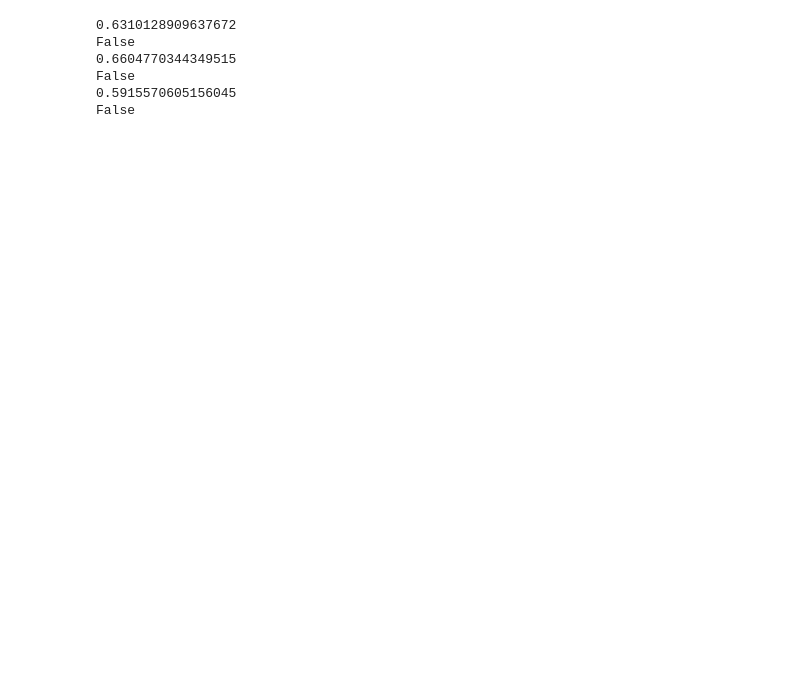
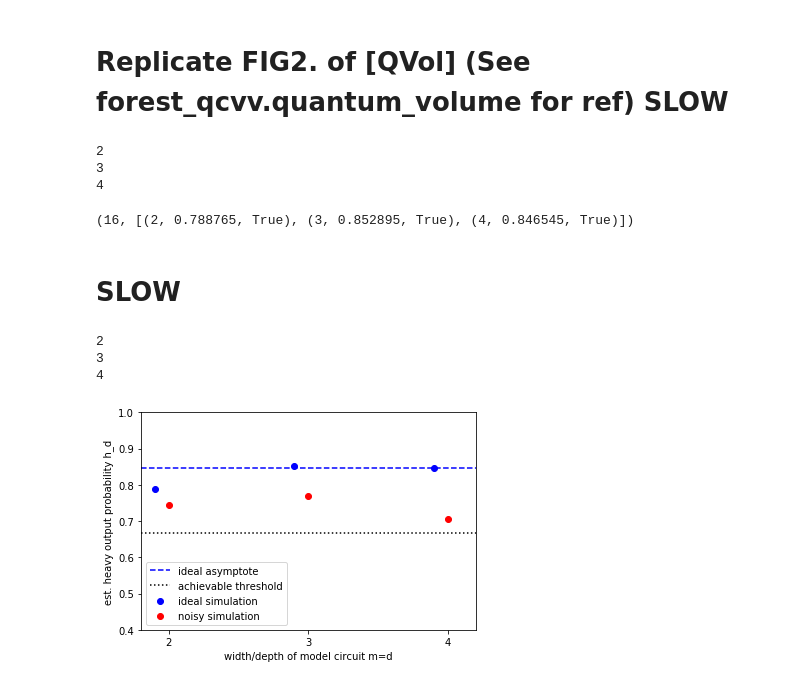
Before and after one commit to rigetti/forest-benchmarking, a Jupyter notebook: examples/quantum_volume.ipynb, the cells around one changed output. Cells and saved outputs as stored; diff of their text form; code cells hidden in the pictures; blank space fills up the shorter version.

```diff
--- a/examples/quantum_volume.ipynb
+++ b/examples/quantum_volume.ipynb
@@ -66,39 +19,37 @@ def collect_heavy_outputs(program, qubits):
-# %%
-num_shots = 500
-num_reps = 100
-
-for depth in range(2,5):
-    num_heavy = 0
-    for _ in range(num_reps):
-        qubits = np.arange(depth)
-        num_gates_per_layer = depth//2
-        permutations = [random.permutation(qubits) for layer in range(depth)]
-        gates = np.array([haar_rand_unitary(4)
-                          for layer in range(depth)
-                          for pair in range(num_gates_per_layer)]).reshape((depth, num_gates_per_layer, 4, 4))
-        program = naive_program_generator(permutations, gates)
-        heavy_outputs = collect_heavy_outputs(program, qubits)
-
-        ro = program.declare("ro", "BIT", len(qubits))
-        for idx, qubit in enumerate(qubits):
-            program.measure(int(qubit), ro[idx])
-        program.wrap_in_numshots_loop(num_shots)
-        executable = qc.compile(program)
-        results = qc.run(executable)
-
-        for result in results:
-            # convert result to int for comparison with heavy outputs
-            output = bit_array_to_int(result)
-            if output in heavy_outputs:
-                num_heavy += 1
-    fraction = (num_heavy - 2 * np.sqrt(num_heavy * (num_shots - num_heavy/num_reps))) / (num_reps * num_shots)
-    is_acheivable = fraction > 2/3
-    print(fraction)
-    print(is_acheivable)
-# %% [output]
-0.6310128909637672
-False
-0.6604770344349515
-False
-0.5915570605156045
-False
+# %% [markdown]
+# Replicate FIG2. of [QVol]  (See forest_qcvv.quantum_volume for ref) SLOW
+# %%
+from forest_qcvv.quantum_volume import measure_quantum_volume
+_, ideal_outcomes = measure_quantum_volume(ideal_qc, num_circuits=200)
+# %% [output]
+2
+3
+4
+(16, [(2, 0.788765, True), (3, 0.852895, True), (4, 0.846545, True)])
+# %% [markdown]
+# SLOW
+# %%
+_, noisy_outcomes = measure_quantum_volume(noisy_qc, num_circuits=200, num_shots=500)
+# %% [output]
+2
+3
+4
+# %%
+depths = np.arange(2, 5)
+ideal_probs = [val[1] for val in ideal_outcomes]
+noisy_probs = [val[1] for val in noisy_outcomes]
+
+xlims = (1.8, 4.2)
+plt.plot(xlims, [.5+np.log(2)/2]*2, color='b', ls='--')
+plt.plot(xlims, [2/3]*2, color='black', ls=':')
+plt.scatter(np.array(depths)-.1, ideal_probs, color='b')
+plt.scatter(depths, noisy_probs, color='r')
+plt.ylabel("est. heavy output probability h_d")
+plt.xlabel("width/depth of model circuit m=d")
+plt.ylim(.4,1.0)
+plt.xlim(*xlims)
+plt.xticks(depths)
+plt.legend(['ideal asymptote', 'achievable threshold', 'ideal simulation', 'noisy simulation'], loc=3)
+plt.show()
+# %% [output]
+[figure, added]
```
Also changed, not shown: parts of 4 cells of this notebook, 2 other files.
